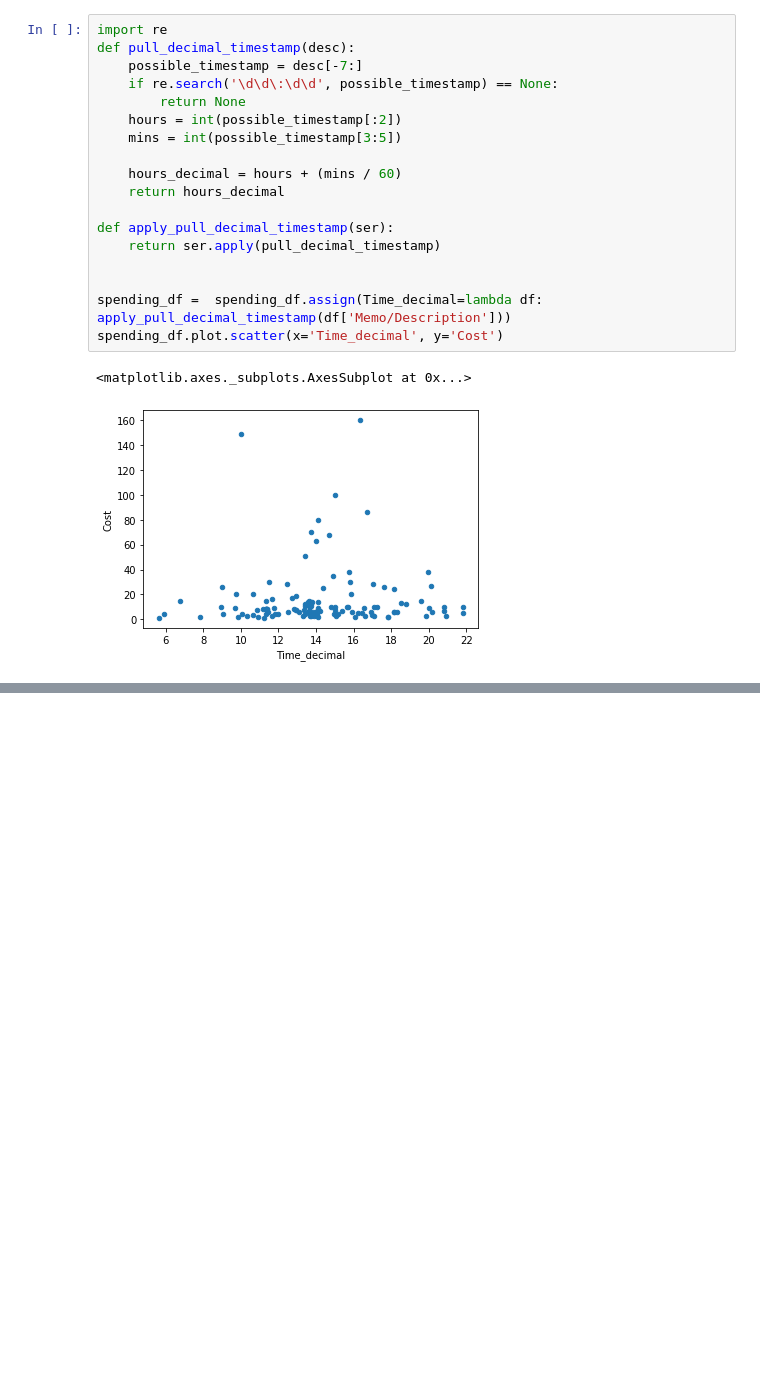
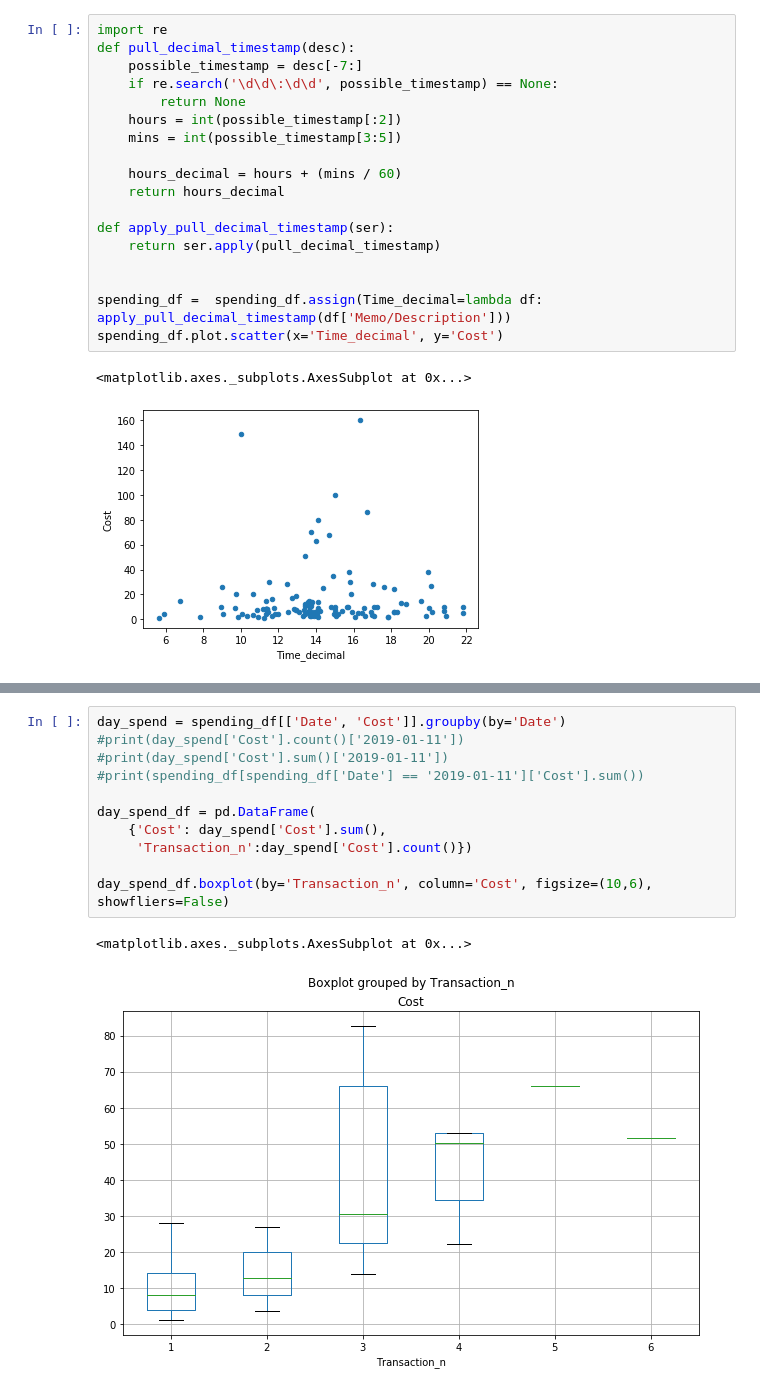
Before and after one commit to third-meow/avocado-pandas, a Jupyter notebook: spending_analysis.ipynb, the cells around one changed output, grey strips where cells are left out. Cells and saved outputs as stored; diff of their text form; blank space fills up the shorter version.

```diff
--- a/spending_analysis.ipynb
+++ b/spending_analysis.ipynb
@@ -102,0 +118,14 @@ spending_df.plot.scatter(x='Time_decimal', y='Cost')
+# %%
+day_spend = spending_df[['Date', 'Cost']].groupby(by='Date')
+#print(day_spend['Cost'].count()['2019-01-11'])
+#print(day_spend['Cost'].sum()['2019-01-11'])
+#print(spending_df[spending_df['Date'] == '2019-01-11']['Cost'].sum())
+
+day_spend_df = pd.DataFrame(
+    {'Cost': day_spend['Cost'].sum(),
+     'Transaction_n':day_spend['Cost'].count()})
+
+day_spend_df.boxplot(by='Transaction_n', column='Cost', figsize=(10,6), showfliers=False)
+# %% [output]
+<matplotlib.axes._subplots.AxesSubplot at 0x...>
+[figure, added]
```
Also changed, not shown: parts of 4 cells of this notebook.
